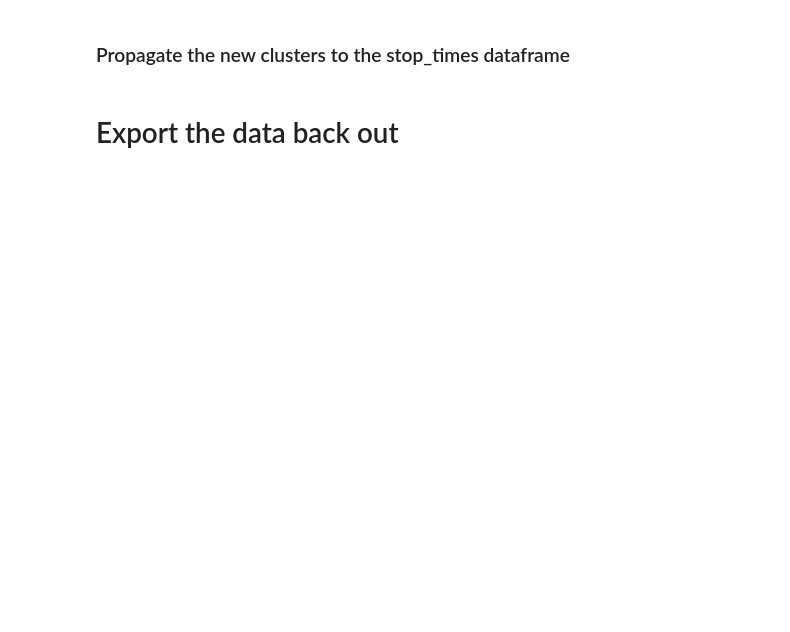
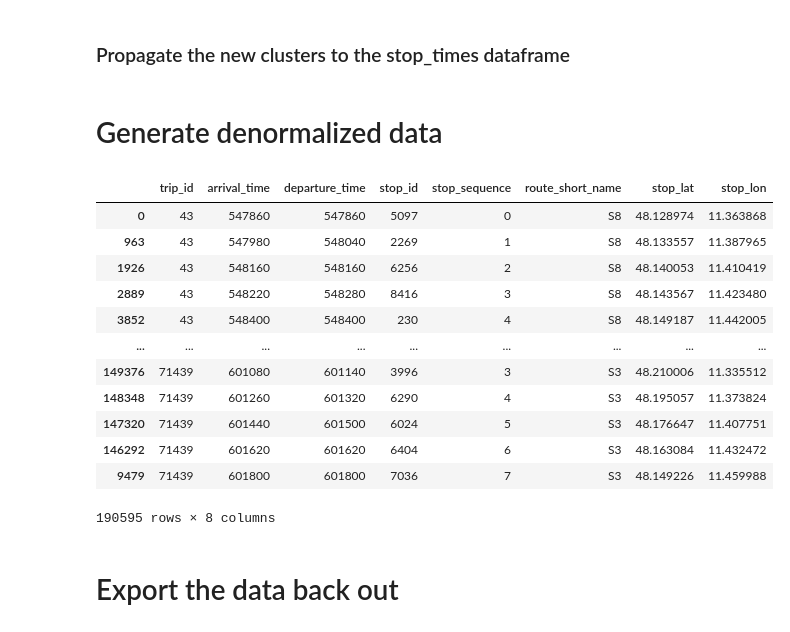
Before and after one commit to joaolucasmartins/NS2022, a Jupyter notebook: preprocessing/explore.ipynb, the cells around one changed output. Cells and saved outputs as stored; diff of their text form; code cells hidden in the pictures; blank space fills up the shorter version.

```diff
--- a/preprocessing/explore.ipynb
+++ b/preprocessing/explore.ipynb
@@ -302,6 +315,52 @@ for old, new in stop_update_map.items():
     if old != new:
         stop_times_sbahn.loc[stop_times_sbahn['stop_id'] == old, 'stop_id'] = new
 del stop_update_map
+# %% [markdown]
+# Generate denormalized data
+# %%
+def parseTime(s: str) -> int:
+    return int(s[0:2]) * 3600 + int(s[3:5]) * 60 + int(s[6:8])
+# %%
+data = pd.merge(stop_times_sbahn, trips_sbahn.loc[:, ['trip_id', 'route_id', 'service_id']], on='trip_id', how='inner')\
+    .merge(routes_sbahn.loc[:, ['route_id', 'route_short_name']], on='route_id', how='inner')\
+    .merge(calendar, on='service_id', how='inner')\
+    .sort_values(by=['trip_id', 'stop_sequence'])
+
+days = ['monday', 'tuesday', 'wednesday', 'thursday', 'friday', 'saturday', 'sunday']
+cols_to_drop = days.copy() + ['pickup_type', 'drop_off_type', 'service_id', 'route_id', 'start_date', 'end_date', 'pickup_type', 'drop_off_type', 'service_id']
+cols_to_keep = data.columns.drop(cols_to_drop)
+# %%
+# SLOW: Duplicate entries and update values
+new_data = []
+for _, row in data.iterrows():
+    for off, d in enumerate(days):
+        at = parseTime(row['arrival_time'])
+        dt = parseTime(row['departure_time'])
+        if row[d] == 1:
+            new_row = row.drop(cols_to_drop)
+            new_row['arrival_time'] = at + off * 3600 * 24
+            new_row['departure_time'] = dt + off * 3600 * 24
+            new_data.append(new_row.values)
+
+data = pd.DataFrame(new_data, columns=cols_to_keep)
+del new_data
+data = data.merge(stops_sbahn.loc[:, ['stop_id', 'stop_lat', 'stop_lon']], how='inner', on='stop_id')
+data.sort_values(['trip_id', 'arrival_time'], inplace=True)
+data
+# %% [output]
+|  | trip_id | arrival_time | departure_time | stop_id | stop_sequence | route_short_name | stop_lat | stop_lon |
+| 0 | 43 | 547860 | 547860 | 5097 | 0 | S8 | 48.128974 | 11.363868 |
+| 963 | 43 | 547980 | 548040 | 2269 | 1 | S8 | 48.133557 | 11.387965 |
+| 1926 | 43 | 548160 | 548160 | 6256 | 2 | S8 | 48.140053 | 11.410419 |
+| 2889 | 43 | 548220 | 548280 | 8416 | 3 | S8 | 48.143567 | 11.423480 |
+| 3852 | 43 | 548400 | 548400 | 230 | 4 | S8 | 48.149187 | 11.442005 |
+| ... | ... | ... | ... | ... | ... | ... | ... | ... |
+| 149376 | 71439 | 601080 | 601140 | 3996 | 3 | S3 | 48.210006 | 11.335512 |
+| 148348 | 71439 | 601260 | 601320 | 6290 | 4 | S3 | 48.195057 | 11.373824 |
+| 147320 | 71439 | 601440 | 601500 | 6024 | 5 | S3 | 48.176647 | 11.407751 |
+| 146292 | 71439 | 601620 | 601620 | 6404 | 6 | S3 | 48.163084 | 11.432472 |
+| 9479 | 71439 | 601800 | 601800 | 7036 | 7 | S3 | 48.149226 | 11.459988 |
+190595 rows × 8 columns
 # %% [markdown]
 # Export the data back out
 # %%
```
Also changed, not shown: parts of 4 cells of this notebook, 11 other files.
